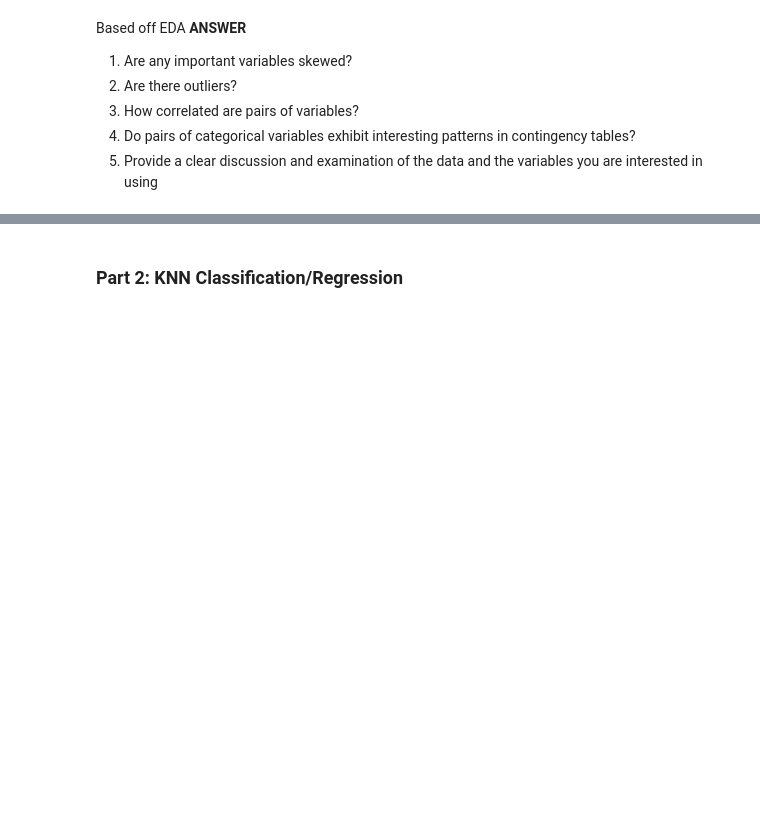
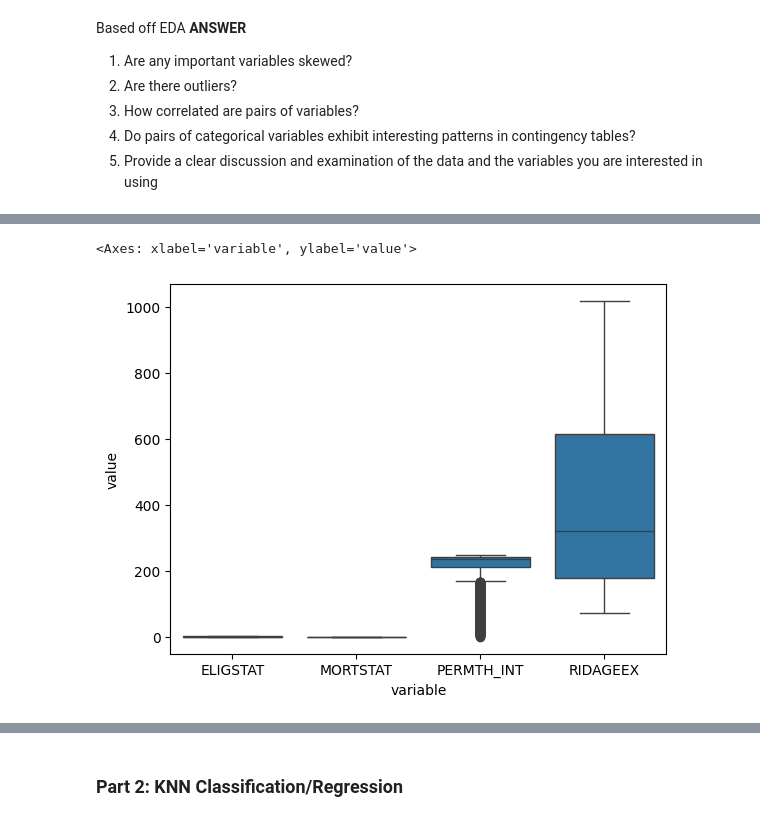
Before and after one commit to yxqin06/DS3021_Project_1, a Jupyter notebook: Notebook.ipynb, the cells around one changed output, grey strips where cells are left out. Drawn from its saved outputs; the diff is of its cells as text; code cells hidden in the pictures; blank space fills up the shorter version.

```diff
--- a/Notebook.ipynb
+++ b/Notebook.ipynb
@@ -56,0 +89,10 @@ Based off EDA
+# %%
+import seaborn as sns
+cols = ['ELIGSTAT', 'MORTSTAT', 'PERMTH_INT', 'RIDAGEEX']
+
+df_long = new_df[cols].melt(var_name="variable", value_name="value")
+
+sns.boxplot(data=df_long, x="variable", y="value")
+# %% [output]
+<Axes: xlabel='variable', ylabel='value'>
+[figure, added]
```
Also changed, not shown: parts of 9 cells of this notebook, 1 other file.
